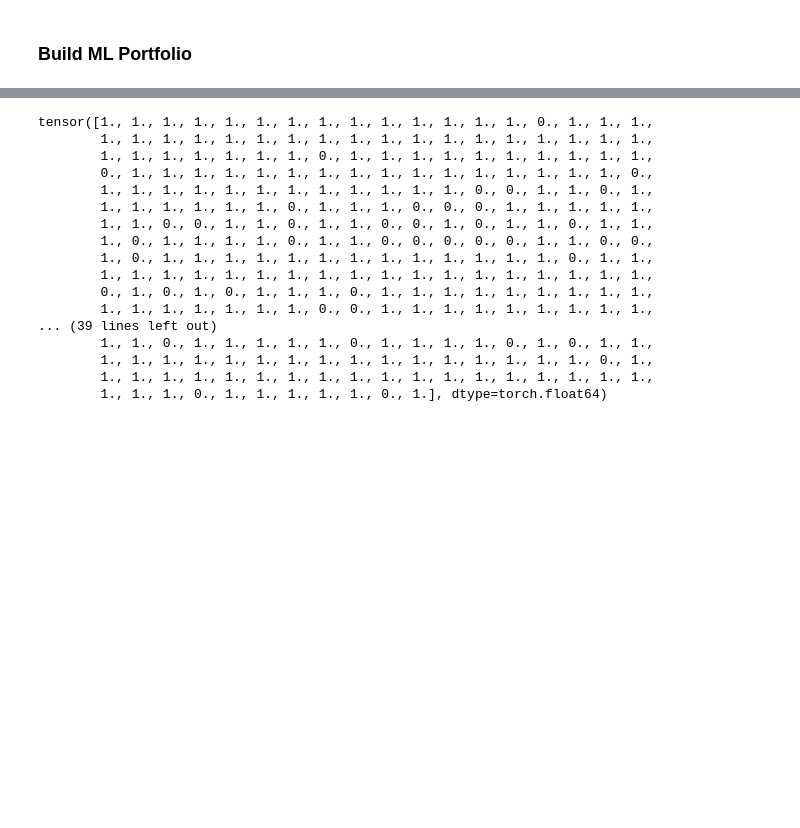
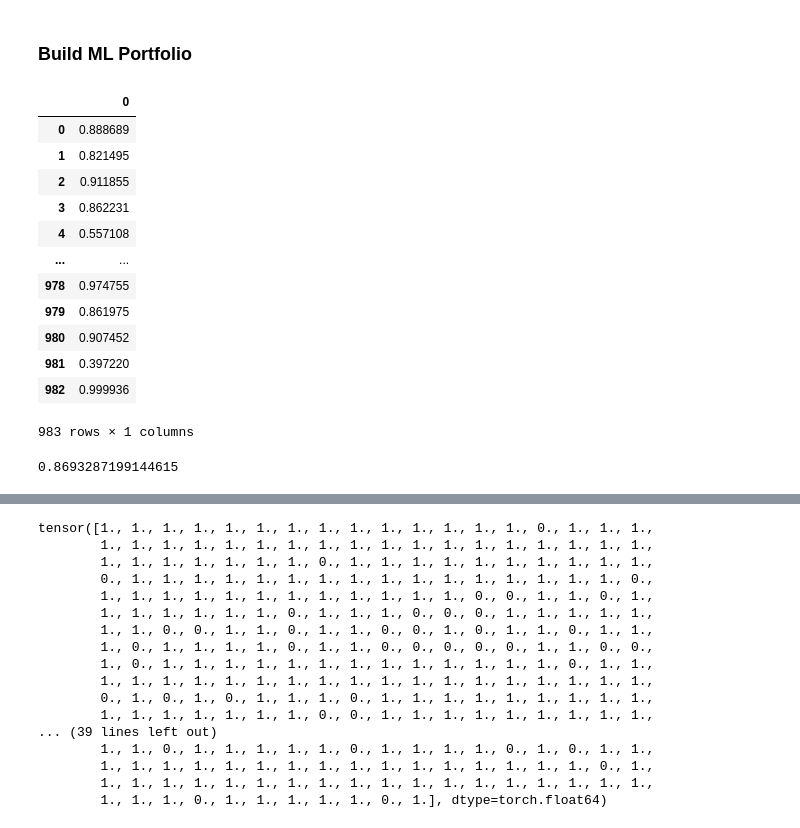
Before and after one commit to florencetsang/ml-portfolio-poc, a Jupyter notebook: ml_portfolio.ipynb, the cells around one changed output, grey strips where cells are left out. Saved outputs shown, nothing was run; the diff lists cells and outputs as text; code cells hidden in the pictures; blank space fills up the shorter version.

```diff
--- a/ml_portfolio.ipynb
+++ b/ml_portfolio.ipynb
@@ -312,3 +312,23 @@ tensor([8.8869e-01, 8.2149e-01, 9.1185e-01, 8.6223e-01, 5.5711e-01, 7.2401e-01,
        dtype=torch.float64)
 # %% [markdown]
 ### Build ML Portfolio
+# %%
+prob = pd.DataFrame(y_test).astype("float")
+display(prob)
+rolling_prob = prob.rolling(25).mean().iloc[-1]
+display(rolling_prob.to_numpy()[0])
+# %% [output]
+|  | 0 |
+| 0 | 0.888689 |
+| 1 | 0.821495 |
+| 2 | 0.911855 |
+| 3 | 0.862231 |
+| 4 | 0.557108 |
+| ... | ... |
+| 978 | 0.974755 |
+| 979 | 0.861975 |
+| 980 | 0.907452 |
+| 981 | 0.397220 |
+| 982 | 0.999936 |
+983 rows × 1 columns
+0.8693287199144615
```
Also changed, not shown: parts of 11 cells of this notebook.
